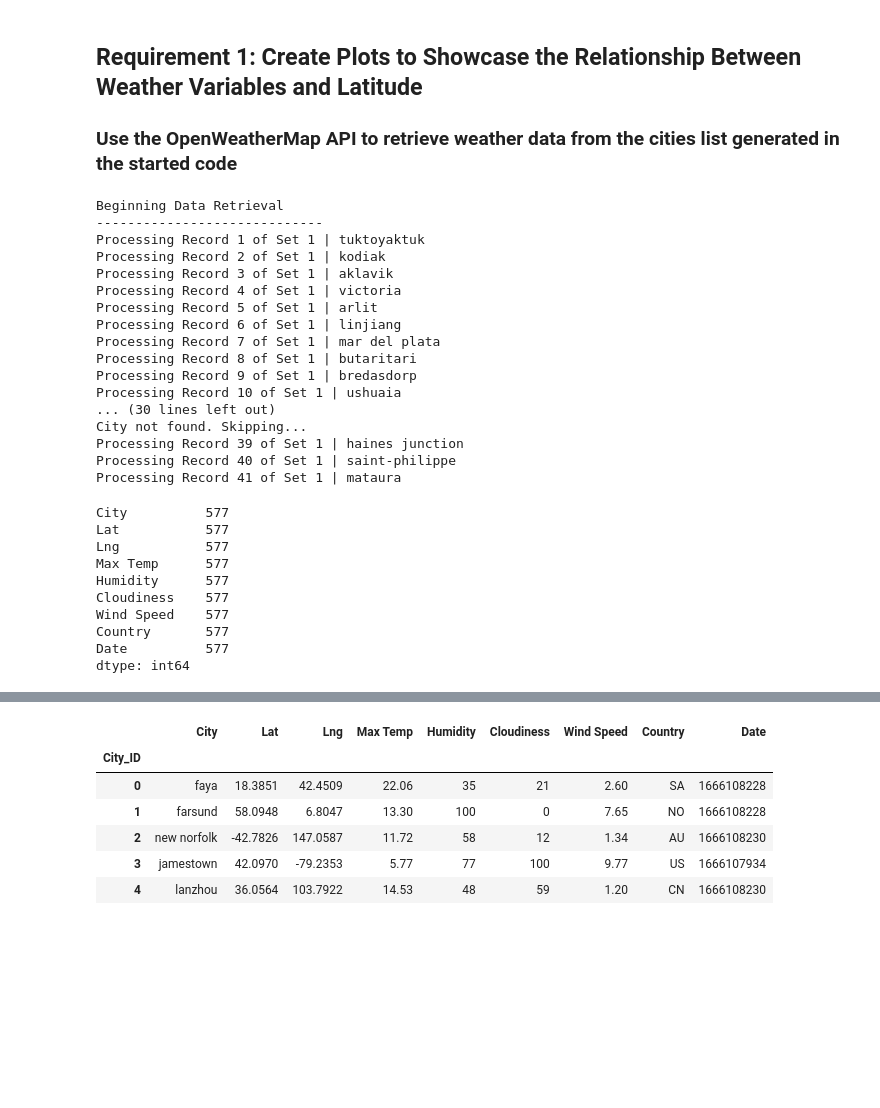
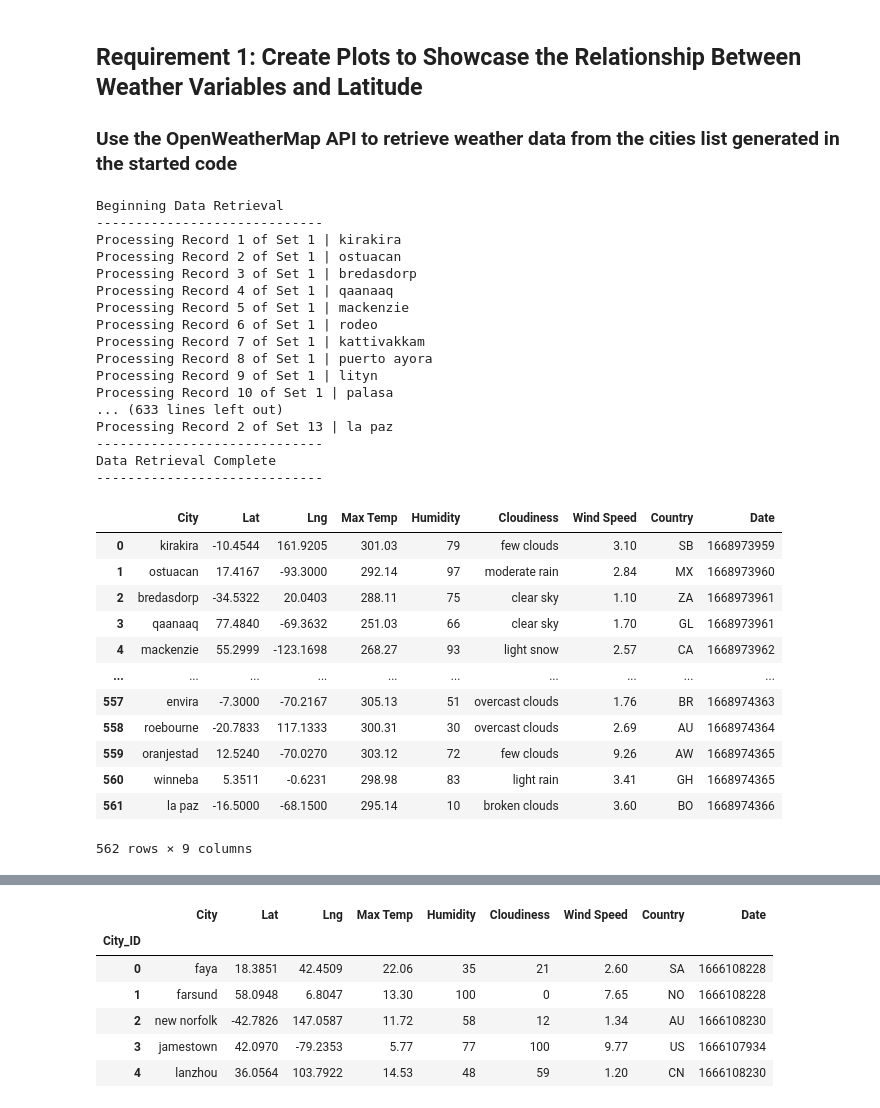
Before and after one commit to rchascall/python-api-challenge, a Jupyter notebook: WeatherPy/WeatherPy.ipynb, the cells around one changed output, grey strips where cells are left out. Cells and saved outputs as stored; diff of their text form; code cells hidden in the pictures; blank space fills up the shorter version.

```diff
--- a/WeatherPy/WeatherPy.ipynb
+++ b/WeatherPy/WeatherPy.ipynb
@@ -120,12 +129,12 @@ for i, city in enumerate(cities):
         # Parse out latitude, longitude, max temp, humidity, cloudiness, wind speed, country, and date
         city_lat = city_weather_response.json()["coord"]["lat"]
         city_lng = city_weather_response.json()["coord"]["lon"]
-        city_max_temp = "city max temp data"
-        city_humidity = "city humidity data"
-        city_clouds = "city clouds data"
-        city_wind = "city wind data"
-        city_country = "city country data"
-        city_date = "city date data"
+        city_max_temp = city_weather_response.json()["main"]["temp_max"]
+        city_humidity = city_weather_response.json()["main"]["humidity"]
+        city_clouds = city_weather_response.json()["weather"][0]["description"]
+        city_wind = city_weather_response.json()["wind"]["speed"]
+        city_country = city_weather_response.json()["sys"]["country"]
+        city_date = city_weather_response.json()["dt"]
 
         # Append the City information into city_data list
         city_data.append({"City": city,
@@ -150,35 +159,36 @@ print("-----------------------------")
 # %% [output]
 Beginning Data Retrieval
 -----------------------------
-Processing Record 1 of Set 1 | tuktoyaktuk
-Processing Record 2 of Set 1 | kodiak
-Processing Record 3 of Set 1 | aklavik
-Processing Record 4 of Set 1 | victoria
-Processing Record 5 of Set 1 | arlit
-Processing Record 6 of Set 1 | linjiang
-Processing Record 7 of Set 1 | mar del plata
-Processing Record 8 of Set 1 | butaritari
-Processing Record 9 of Set 1 | bredasdorp
-Processing Record 10 of Set 1 | ushuaia
-... (30 lines left out)
-City not found. Skipping...
-Processing Record 39 of Set 1 | haines junction
-Processing Record 40 of Set 1 | saint-philippe
-Processing Record 41 of Set 1 | mataura
+Processing Record 1 of Set 1 | kirakira
+Processing Record 2 of Set 1 | ostuacan
+Processing Record 3 of Set 1 | bredasdorp
+Processing Record 4 of Set 1 | qaanaaq
+Processing Record 5 of Set 1 | mackenzie
+Processing Record 6 of Set 1 | rodeo
+Processing Record 7 of Set 1 | kattivakkam
+Processing Record 8 of Set 1 | puerto ayora
+Processing Record 9 of Set 1 | lityn
+Processing Record 10 of Set 1 | palasa
+... (633 lines left out)
+Processing Record 2 of Set 13 | la paz
+-----------------------------
+Data Retrieval Complete
+-----------------------------
 # %%
 # Convert the cities weather data into a Pandas DataFrame
-city_data_df = # YOUR CODE HERE
-
-# Show Record Count
-city_data_df.count()
+city_data_df = pd.DataFrame.from_records(city_data)
+city_data_df
 # %% [output]
+|  | City | Lat | Lng | Max Temp | Humidity | Cloudiness | Wind Speed | Country | Date |
+| 0 | kirakira | -10.4544 | 161.9205 | 301.03 | 79 | few clouds | 3.10 | SB | 1668973959 |
+| 1 | ostuacan | 17.4167 | -93.3000 | 292.14 | 97 | moderate rain | 2.84 | MX | 1668973960 |
+| 2 | bredasdorp | -34.5322 | 20.0403 | 288.11 | 75 | clear sky | 1.10 | ZA | 1668973961 |
+| 3 | qaanaaq | 77.4840 | -69.3632 | 251.03 | 66 | clear sky | 1.70 | GL | 1668973961 |
+| 4 | mackenzie | 55.2999 | -123.1698 | 268.27 | 93 | light snow | 2.57 | CA | 1668973962 |
+| ... | ... | ... | ... | ... | ... | ... | ... | ... | ... |
+| 557 | envira | -7.3000 | -70.2167 | 305.13 | 51 | overcast clouds | 1.76 | BR | 1668974363 |
+| 558 | roebourne | -20.7833 | 117.1333 | 300.31 | 30 | overcast clouds | 2.69 | AU | 1668974364 |
+| 559 | oranjestad | 12.5240 | -70.0270 | 303.12 | 72 | few clouds | 9.26 | AW | 1668974365 |
+| 560 | winneba | 5.3511 | -0.6231 | 298.98 | 83 | light rain | 3.41 | GH | 1668974365 |
+| 561 | la paz | -16.5000 | -68.1500 | 295.14 | 10 | broken clouds | 3.60 | BO | 1668974366 |
-City          577
-Lat           577
-Lng           577
-Max Temp      577
-Humidity      577
-Cloudiness    577
-Wind Speed    577
-Country       577
-Date          577
-dtype: int64
+562 rows × 9 columns
```
Also changed, not shown: parts of 5 cells of this notebook.
